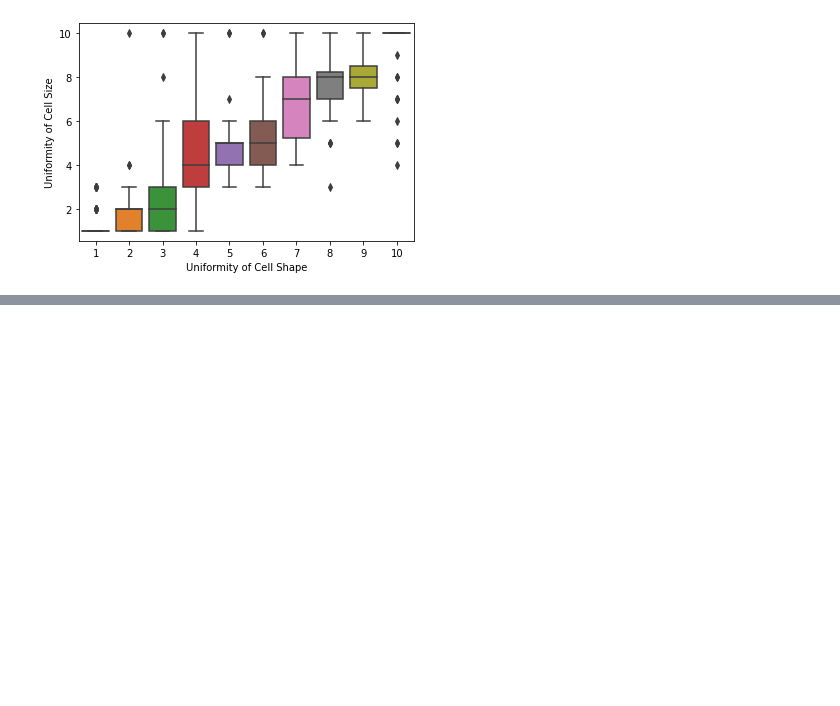
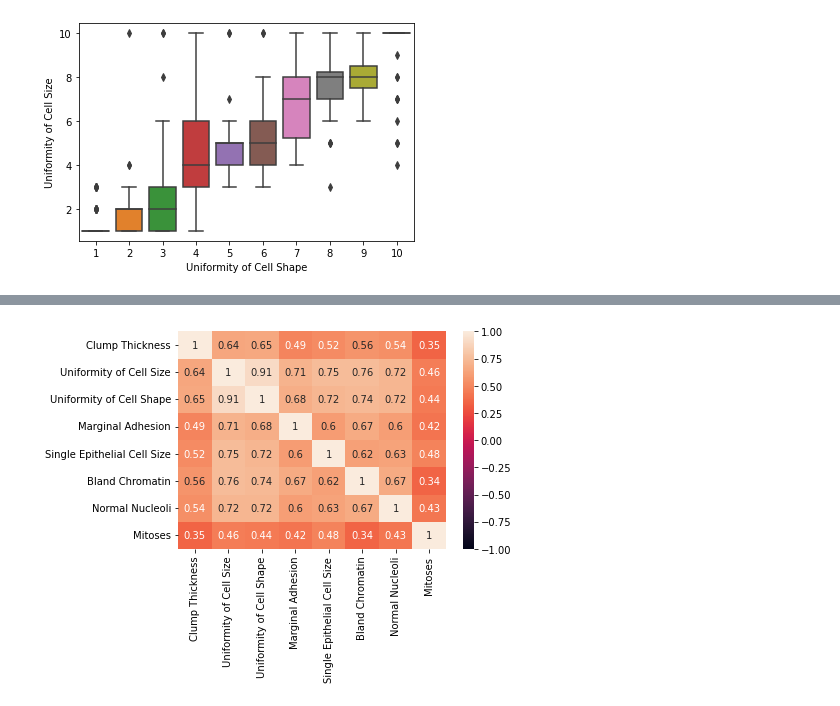
Before and after one commit to aleg001/HT2-MD, a Jupyter notebook: HT2.ipynb, the cells around one changed output, grey strips where cells are left out. Cells and saved outputs as stored; diff of their text form; code cells hidden in the pictures; blank space fills up the shorter version.

Commit message:
added heatmap

```diff
--- a/HT2.ipynb
+++ b/HT2.ipynb
@@ -210,3 +208,7 @@ breast_cancer.corr()
+# %%
+sns.heatmap(num_cols.corr(), vmin=-1, vmax=1, annot=True)
+# %% [output]
+[figure, added]
 # %%
 # Limpieza de datos
 
```
Also changed, not shown: parts of 2 cells of this notebook.
